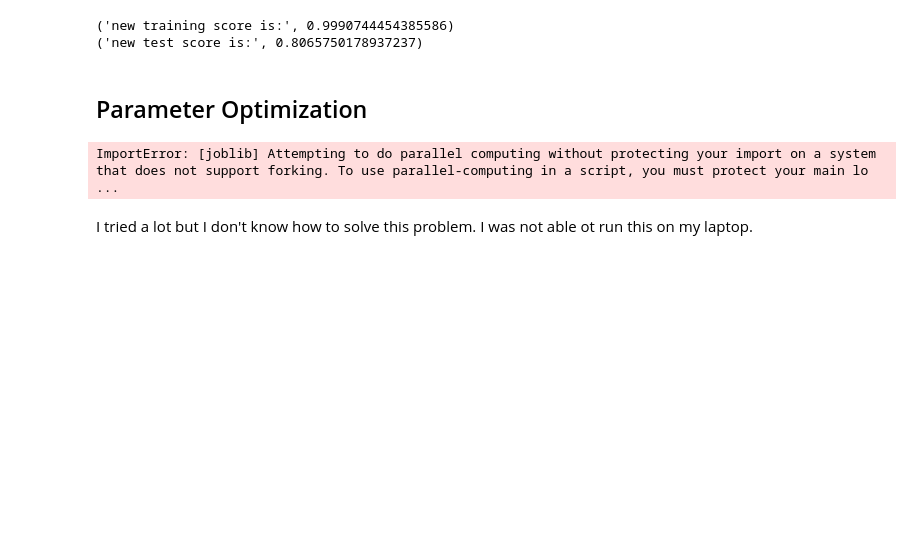
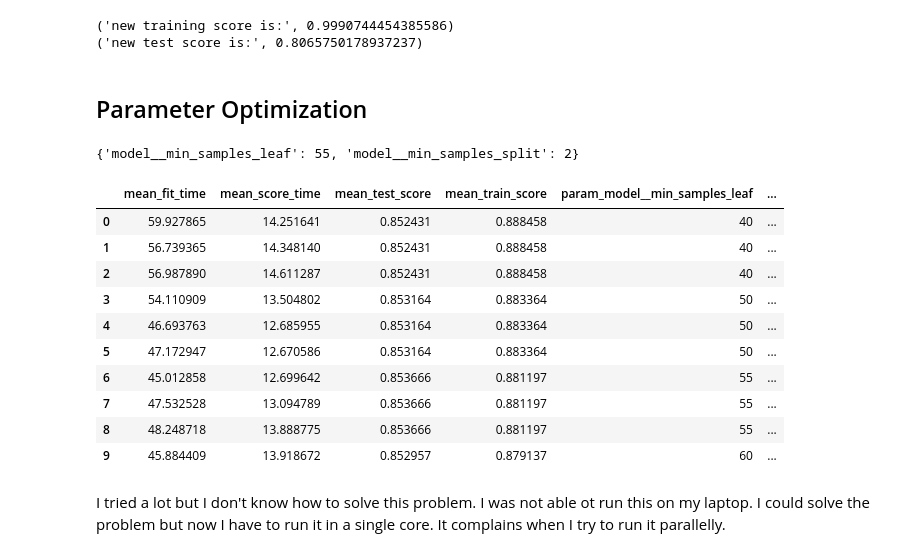
Before and after one commit to xzmxzm007/P2.11, a Jupyter notebook: Solutions/Classification/rajat_panda_classify.ipynb, the cells around one changed output. Saved outputs shown, nothing was run; the diff lists cells and outputs as text; code cells hidden in the pictures; blank space fills up the shorter version.

```diff
--- a/Solutions/Classification/rajat_panda_classify.ipynb
+++ b/Solutions/Classification/rajat_panda_classify.ipynb
@@ -531,6 +514,28 @@ gs = GridSearchCV(
-# %%
-gs.fit(x_train,y_train)
-# %% [output]
-ImportError: [joblib] Attempting to do parallel computing without protecting your import on a system that does not support forking. To use parallel-computing in a script, you must protect your main lo ...
+# %%
+minl_range=np.array([40,50,55,60])
+mins_range=[2,3,4]
+
+gs = GridSearchCV(pipe,{"model__min_samples_leaf": minl_range,"model__min_samples_split": mins_range,},
+                    cv=2, n_jobs=1, scoring='roc_auc' )
+
+# I am not able to run parallel so njob=1 otherwise it complains
+gs.fit(x_train,y_train)
+
+print gs.best_params_
+results = DataFrame(data = gs.cv_results_)
+results.head(10)
+# %% [output]
+{'model__min_samples_leaf': 55, 'model__min_samples_split': 2}
+|  | mean_fit_time | mean_score_time | mean_test_score | mean_train_score | param_model__min_samples_leaf | ... |
+| 0 | 59.927865 | 14.251641 | 0.852431 | 0.888458 | 40 | ... |
+| 1 | 56.739365 | 14.348140 | 0.852431 | 0.888458 | 40 | ... |
+| 2 | 56.987890 | 14.611287 | 0.852431 | 0.888458 | 40 | ... |
+| 3 | 54.110909 | 13.504802 | 0.853164 | 0.883364 | 50 | ... |
+| 4 | 46.693763 | 12.685955 | 0.853164 | 0.883364 | 50 | ... |
+| 5 | 47.172947 | 12.670586 | 0.853164 | 0.883364 | 50 | ... |
+| 6 | 45.012858 | 12.699642 | 0.853666 | 0.881197 | 55 | ... |
+| 7 | 47.532528 | 13.094789 | 0.853666 | 0.881197 | 55 | ... |
+| 8 | 48.248718 | 13.888775 | 0.853666 | 0.881197 | 55 | ... |
+| 9 | 45.884409 | 13.918672 | 0.852957 | 0.879137 | 60 | ... |
 # %% [markdown]
-I tried a lot but I don't know how to solve this problem. I was not able ot run this on my laptop.
+I tried a lot but I don't know how to solve this problem. I was not able ot run this on my laptop. I could solve the problem but now I have to run it in a single core. It complains when I try to run it parallelly.
```
Also changed, not shown: parts of 10 cells of this notebook.
